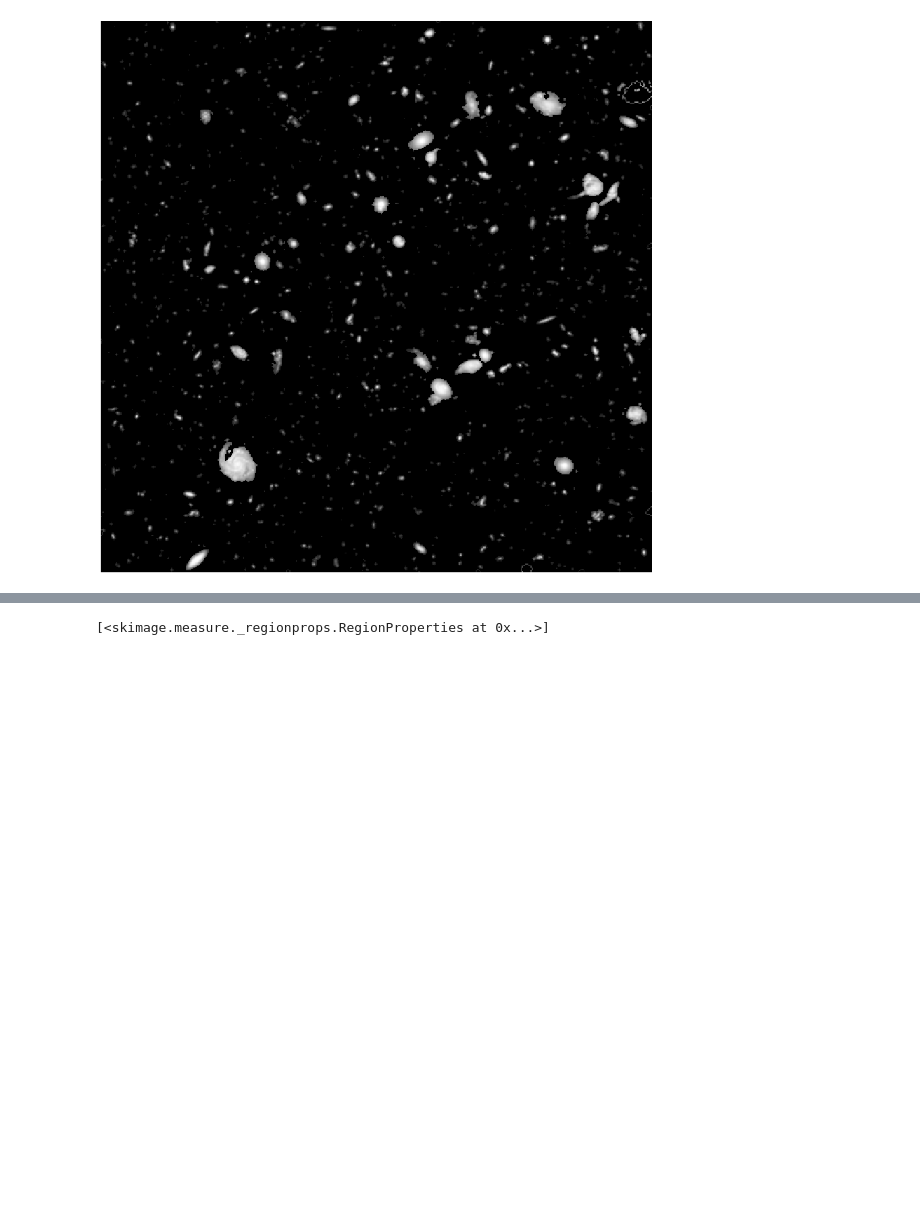
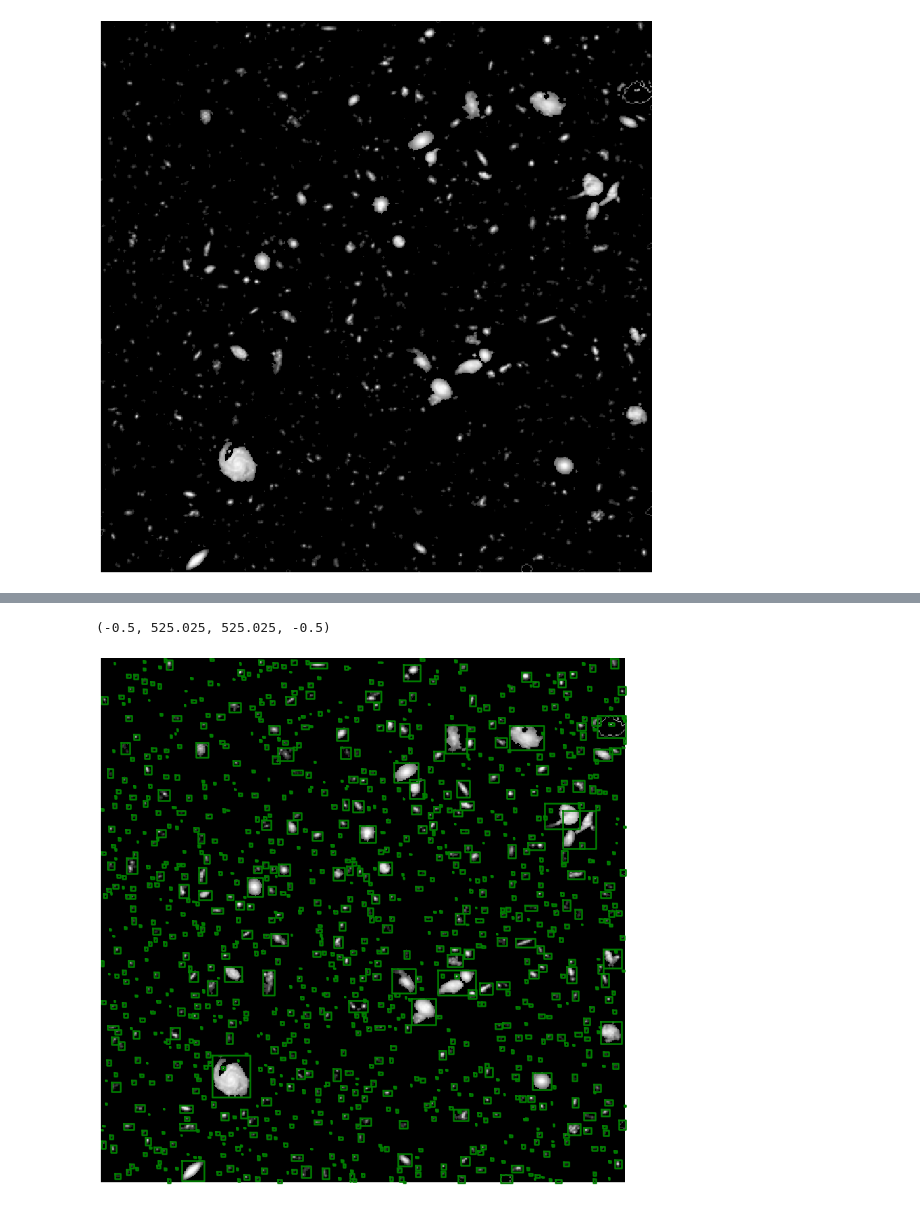
Before and after one commit to ioastorga/s_and_d, a Jupyter notebook: revised_contours.ipynb, the cells around one changed output, grey strips where cells are left out. Drawn from its saved outputs; the diff is of its cells as text; code cells hidden in the pictures; blank space fills up the shorter version.

Commit message:
finding regions

```diff
--- a/revised_contours.ipynb
+++ b/revised_contours.ipynb
@@ -74,7 +74,7 @@ plt.axis('off')
 # %%
 
 clipped_stars = stars_gray
-clipped_stars[mask] = 0
+clipped_stars[mask_inv] = 0
 fig, ax = plt.subplots()
 ax.imshow(clipped_stars, cmap=plt.cm.gray)
 plt.axis('off')
@@ -82,7 +82,7 @@ plt.axis('off')
 (-0.5, 499.5, 499.5, -0.5)
 [figure]
 # %%
-label_img = label(clipped_stars)
+label_img = label(mask)
 regions = regionprops(label_img)
 # %%
 len(regions)
@@ -91,4 +91,13 @@ len(regions)
-# %%
-regions
-# %% [output]
-[<skimage.measure._regionprops.RegionProperties at 0x...>]
+# %%
+fig_label, ax_label = plt.subplots(1,1)
+plt.imshow(clipped_stars, cmap = plt.cm.gray)
+
+for props in regions:
+    minr, minc, maxr, maxc = props.bbox
+    bx = (minc, maxc, maxc, minc, minc)
+    by = (minr, minr, maxr, maxr, minr)
+    ax_label.plot(bx, by, '-g', linewidth=2.5)
+plt.axis('off')
+# %% [output]
+(-0.5, 525.025, 525.025, -0.5)
+[figure, added]
```
Also changed, not shown: parts of 2 cells of this notebook.
